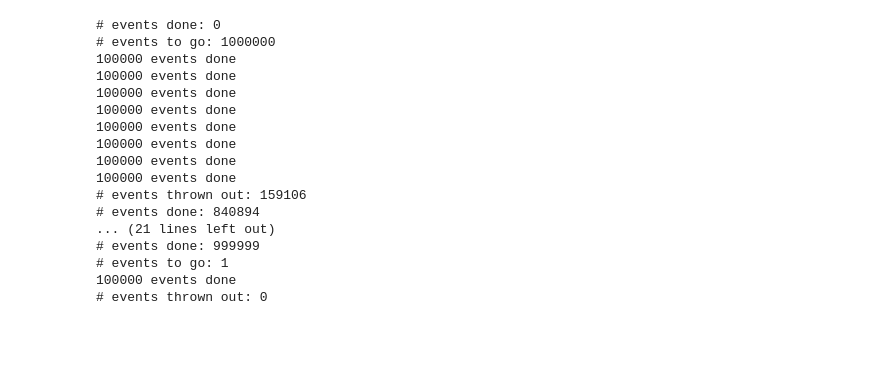
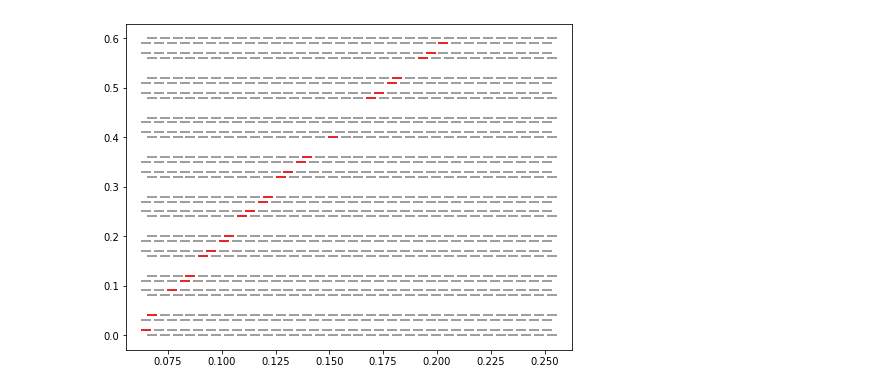
Before and after one commit to ekraegeloh/ML_tracking, a Jupyter notebook: track_reco/LLH_NN/Tracker toy model v3.ipynb, the cells around one changed output. Cells and saved outputs as stored; diff of their text form; code cells hidden in the pictures; blank space fills up the shorter version.

```diff
--- a/track_reco/LLH_NN/Tracker toy model v3.ipynb
+++ b/track_reco/LLH_NN/Tracker toy model v3.ipynb
@@ -244,6 +180,4 @@ def plot_event(ev):
 
     for i in range(N_det):
         ax.scatter(det_xs[i],np.ones(N_bins)*det_zs[i],marker="_",s=100,color="grey")
-    ax.scatter(ev[:,0],ev[:,1],marker="_",s=100,color="red")
-
-    #ax.legend(loc='upper right', bbox_to_anchor=(1.2, 1.0))
+    ax.scatter(ev[:,0][ev[:,0]>0],det_zs[ev[:,0]>0],marker="_",s=100,color="red")
@@ -339,22 +184,6 @@ if is_full_p: ps *= 1e9/c
-# %%
-N_mc = 1000000
-mc, truth = MC_events(N_mc,verbose_lvl=2)
-#mc is [x,z] array
-# %% [output]
-# events done: 0
-# events to go: 1000000
-100000 events done
-100000 events done
-100000 events done
-100000 events done
-100000 events done
-100000 events done
-100000 events done
-100000 events done
-# events thrown out: 159106
-# events done: 840894
-... (21 lines left out)
-# events done: 999999
-# events to go: 1
-100000 events done
-# events thrown out: 0
+# %%
+ev = generate_event(*toy)
+#print(ev)
+plot_event(ev)
+# %% [output]
+[figure, added]
```
Also changed, not shown: parts of 55 cells of this notebook, 20 other files.
